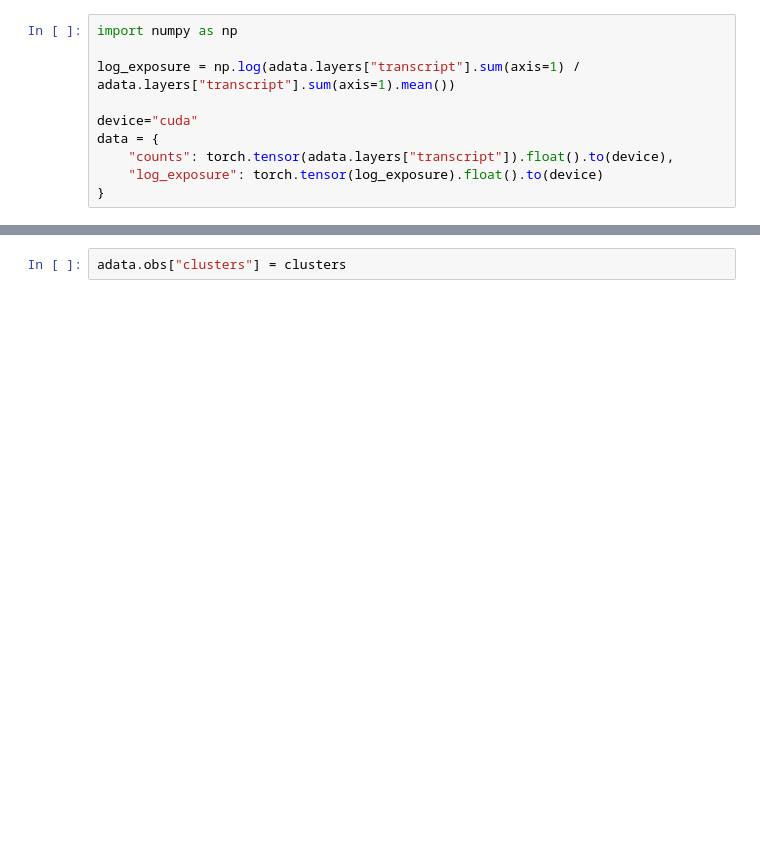
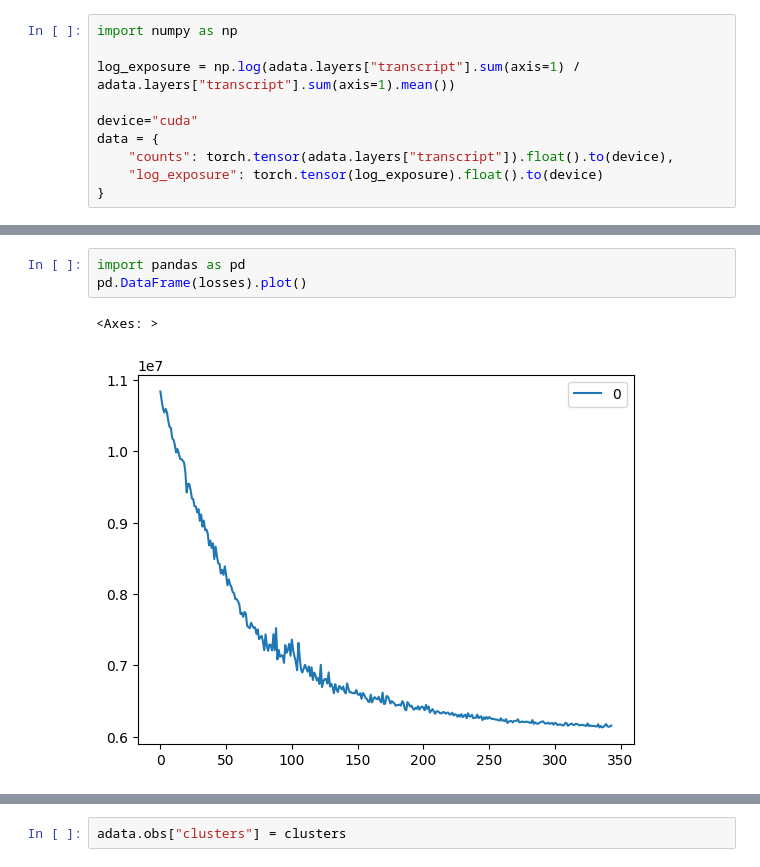
Before and after one commit to jhaberbe/single-cell-chinese-restaurant-process-variational-inference, a Jupyter notebook: notebook.ipynb, the cells around one changed output, grey strips where cells are left out. Drawn from its saved outputs; the diff is of its cells as text; blank space fills up the shorter version.

```diff
--- a/notebook.ipynb
+++ b/notebook.ipynb
@@ -295,3 +240,9 @@ KeyboardInterrupt:
+# %%
+import pandas as pd
+pd.DataFrame(losses).plot()
+# %% [output]
+<Axes: >
+[figure, added]
 # %%
 import seaborn as sns
 sns.clustermap(
```
Also changed, not shown: parts of 15 cells of this notebook.
